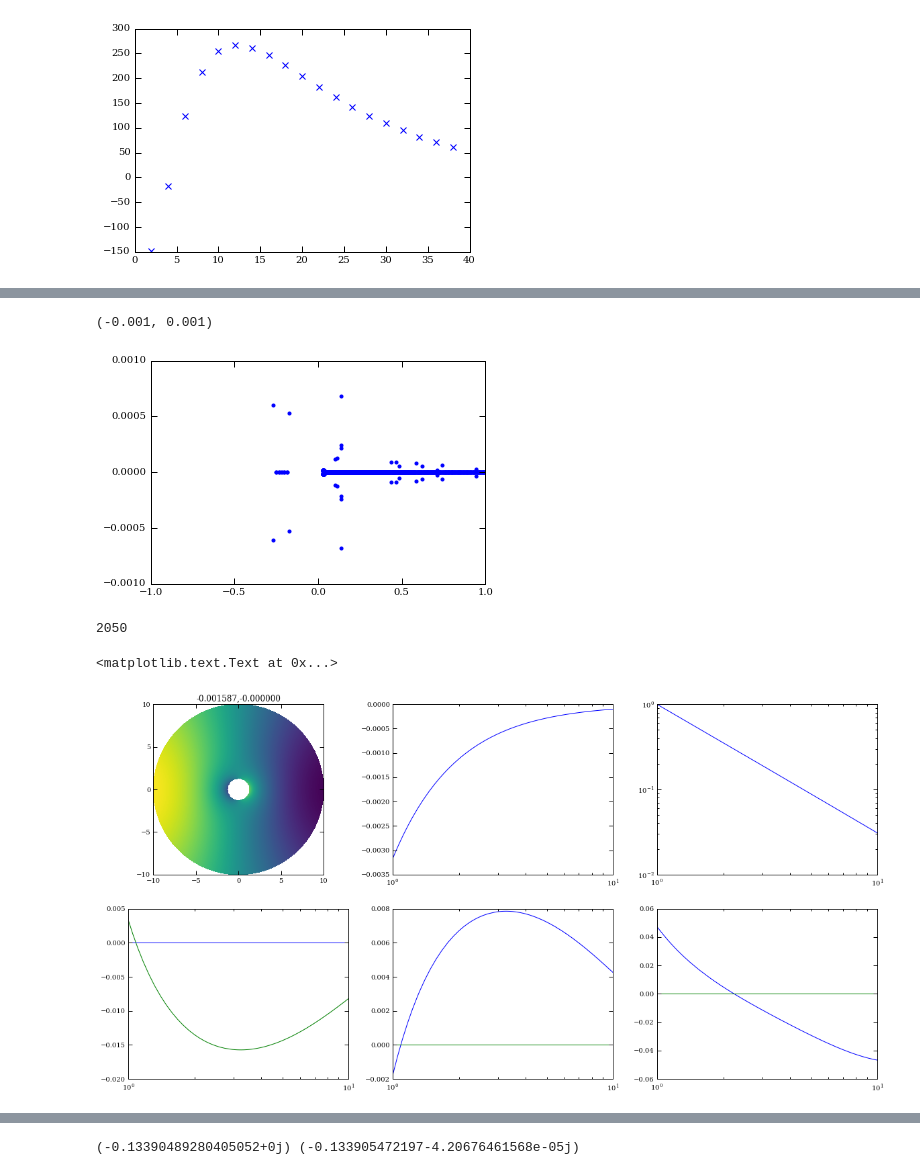
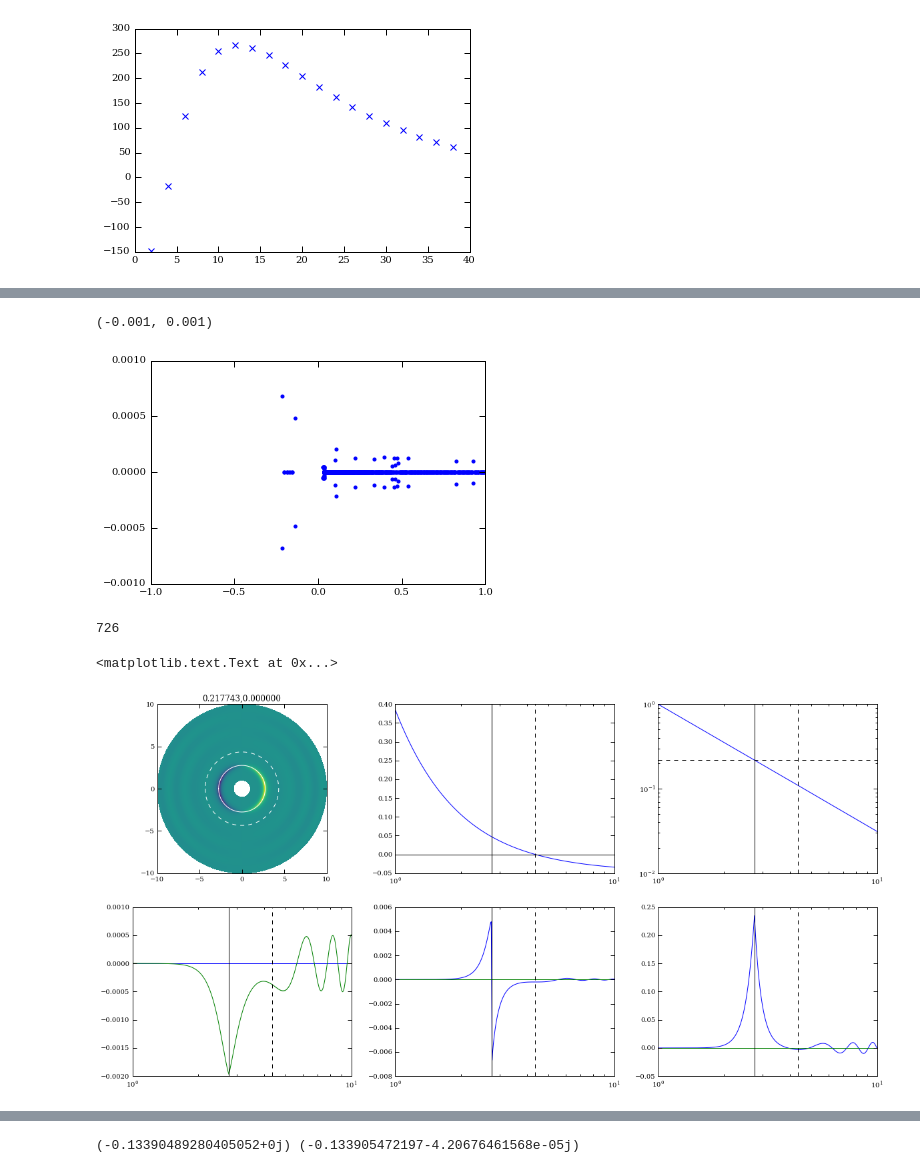
Before and after one commit to adamdempsey90/linearwaves, a Jupyter notebook: python/block_solver.ipynb, the cells around one changed output, grey strips where cells are left out. Cells and saved outputs as stored; diff of their text form; code cells hidden in the pictures.

```diff
--- a/python/block_solver.ipynb
+++ b/python/block_solver.ipynb
@@ -629,7 +629,7 @@ plt.plot(mvals,np.array(TR)/(1e-8),'x')
 [figure]
 # %%
 m = 1
-r,disk,evals,u,v,s = eig(m,nr=1024,ri=1.0,ro=10,mu=-1,delta=0,h=.05,alpha=0,iso=True)
+r,disk,evals,u,v,s = eig(m,nr=512,ri=1.0,ro=10,mu=-1,delta=0,h=.05,alpha=0,iso=True)
 # %%
 fig,axes = plt.subplots(3,1,figsize=(5,10))
 axes[0].plot((evals.real),'.')
@@ -646,7 +646,7 @@ plt.plot(evals.real[ind],evals.imag[ind],'.')
 plt.ylim(-1e-3,1e-3)
 # %% [output]
 (-0.001, 0.001)
-[figure, old version]
+[figure, new version]
 # %%
 phi = np.linspace(-np.pi,np.pi,len(r))
 rr,pp = np.meshgrid(r,phi,indexing='ij')
@@ -654,7 +654,7 @@ xx = rr*np.cos(pp)
 yy = rr*np.sin(pp)
 dat = np.zeros(xx.shape,dtype='complex')
 # %%
-i = np.argwhere( evals.real<0)[0][0]
+i = np.argwhere( evals.real>0)[-300][0]
 #i = np.argwhere( evals.imag>0)[-1][0]
 #i = np.argwhere( evals.imag == evals.imag.max())[0][0]
 print(i)
@@ -666,32 +666,32 @@ axes[0,0].pcolormesh(xx,yy,np.real(dat),cmap='viridis')
 axes[0,1].semilogx(r,Dfunc(r,evals[i].real,m,disk))
 axes[0,1].axhline(0,ls='-',c='k')
 axes[0,2].loglog(r,disk.omega(r))
 axes[0,2].axhline(evals[i].real,ls='--',c='k')
 
 axes[1,0].semilogx(r,u[:,i].real,r,u[:,i].imag)
 axes[1,1].semilogx(r,v[:,i].real,r,v[:,i].imag)
 axes[1,2].semilogx(r,s[:,i].real,r,s[:,i].imag)
 
 lrs = r[:-1][np.abs(np.diff(np.sign(Dfunc(r,evals[i].real,m,disk)))) == 2]
 crs = r[:-1][np.abs(np.diff(np.sign(disk.omega(r) - np.abs(evals[i])))) == 2]
 
 for cr in crs:
     if cr < r[-1]:
         for ax in axes.flatten()[1:]:
             ax.axvline(cr,ls='-',c='k')
         axes[0,0].plot(cr*np.cos(phi),cr*np.sin(phi),'-w')
 
 for lr in lrs:
     if lr < r[-1]:
         for ax in axes.flatten()[1:]:
             ax.axvline(lr,ls='--',c='k')
         axes[0,0].plot(lr*np.cos(phi),lr*np.sin(phi),'--w')
 
 axes[0,0].set_xlim(-r.max(),r.max())
 axes[0,0].set_ylim(-r.max(),r.max())
 axes[0,0].set_aspect('equal')
 axes[0,0].set_title('{:f},{:f}'.format(evals[i].real,evals[i].imag))
 # %% [output]
-2050
+726
 <matplotlib.text.Text at 0x...>
-[figure, old version]
+[figure, new version]
```
Also changed, not shown: parts of 2 cells of this notebook, 8 other files.
